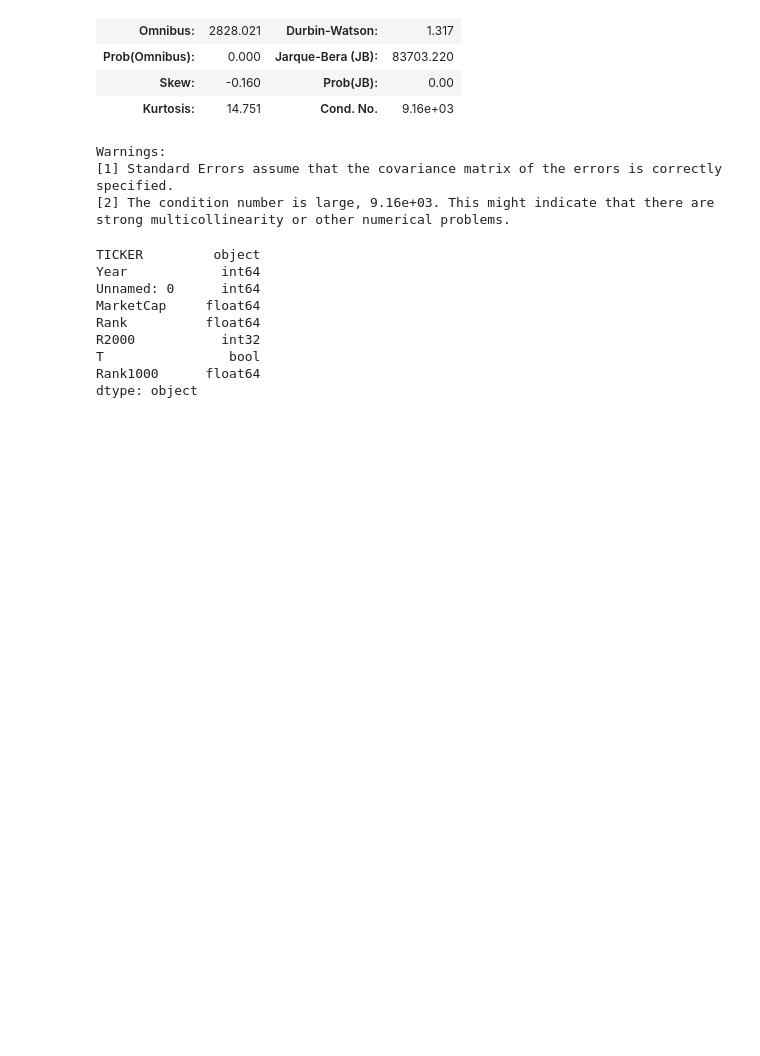
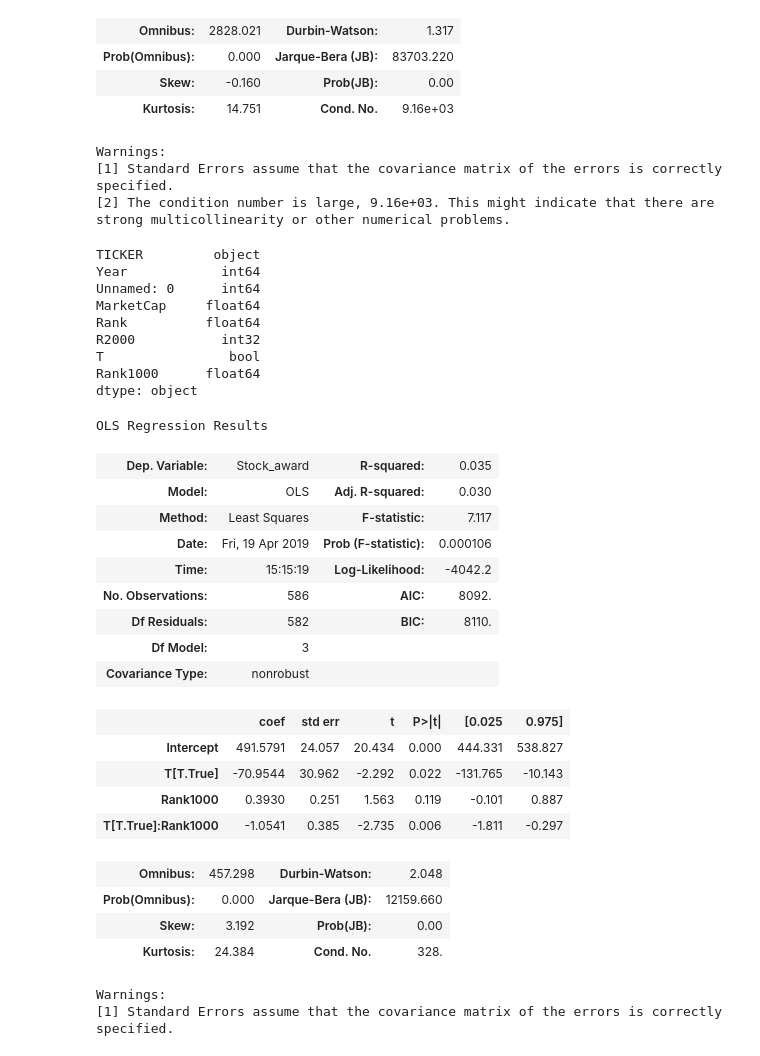
Before and after one commit to BarryKeee/ECON-4911-Research-Paper, a Jupyter notebook: Different investors.ipynb, the cells around one changed output. Saved outputs shown, nothing was run; the diff lists cells and outputs as text; code cells hidden in the pictures; blank space fills up the shorter version.

```diff
--- a/Different investors.ipynb
+++ b/Different investors.ipynb
@@ -589,3 +590,56 @@ R2000           int32
 T                bool
 Rank1000      float64
 dtype: object
+# %%
+execucomp_panel = update_num(execucomp_panel,'Stock_award',880,500)
+execucomp_panel = update_num(execucomp_panel,'Stock_award',980,500)
+execucomp_panel = update_num(execucomp_panel,'Stock_award',990,500)
+execucomp_panel = update_num(execucomp_panel,'Stock_award',1010,400)
+execucomp_panel = update_num(execucomp_panel,'Stock_award',1020,400)
+execucomp_panel = update_num(execucomp_panel,'Stock_award',1030,500)
+execucomp_panel = update_num(execucomp_panel,'Stock_award',1040,300)
+execucomp_panel = update_num(execucomp_panel,'Stock_award',1060,400)
+
+execucomp_panel = update_num(execucomp_panel,'bonus',990,600)
+execucomp_panel = update_num(execucomp_panel,'bonus',980,500)
+execucomp_panel = update_num(execucomp_panel,'bonus',970,400)
+
+execucomp_panel = update_num(execucomp_panel,'bonus',1010,100)
+execucomp_panel = update_num(execucomp_panel,'bonus',1020,200)
+execucomp_panel = update_num(execucomp_panel,'bonus',1030,300)
+execucomp_panel = update_num(execucomp_panel,'bonus',1040,400)
+# %%
+execucomp_panel['T'] = execucomp_panel['Rank'] > 1000
+execucomp_panel['Rank1000'] = execucomp_panel['Rank'] - 1000
+# %%
+execucomp_panel['salary_share'] = execucomp_panel['salary'] / execucomp_panel['TDC1']*100
+execucomp_panel['bonus_share'] = execucomp_panel['bonus'] / execucomp_panel['TDC1']*100
+execucomp_panel['stock_share'] = execucomp_panel['Stock_award'] / execucomp_panel['TDC1']*100
+execucomp_panel['option_share'] = execucomp_panel['Option_award'] / execucomp_panel['TDC1']*100
+execucomp_panel['LTIP_share'] = execucomp_panel['LTIP'] / execucomp_panel['TDC1']*100
+execucomp_panel['Other_share'] = execucomp_panel['Other'] / execucomp_panel['TDC1']*100
+# %%
+model = smf.ols('Stock_award ~ T + Rank1000 + T*Rank1000', data = execucomp_panel)
+model.fit().summary()
+# %% [output]
+OLS Regression Results
+| Dep. Variable: | Stock_award | R-squared: | 0.035 |
+| Model: | OLS | Adj. R-squared: | 0.030 |
+| Method: | Least Squares | F-statistic: | 7.117 |
+| Date: | Fri, 19 Apr 2019 | Prob (F-statistic): | 0.000106 |
+| Time: | 15:15:19 | Log-Likelihood: | -4042.2 |
+| No. Observations: | 586 | AIC: | 8092. |
+| Df Residuals: | 582 | BIC: | 8110. |
+| Df Model: | 3 |  |  |
+| Covariance Type: | nonrobust |  |  |
+|  | coef | std err | t | P>|t| | [0.025 | 0.975] |
+| Intercept | 491.5791 | 24.057 | 20.434 | 0.000 | 444.331 | 538.827 |
+| T[T.True] | -70.9544 | 30.962 | -2.292 | 0.022 | -131.765 | -10.143 |
+| Rank1000 | 0.3930 | 0.251 | 1.563 | 0.119 | -0.101 | 0.887 |
+| T[T.True]:Rank1000 | -1.0541 | 0.385 | -2.735 | 0.006 | -1.811 | -0.297 |
+| Omnibus: | 457.298 | Durbin-Watson: | 2.048 |
+| Prob(Omnibus): | 0.000 | Jarque-Bera (JB): | 12159.660 |
+| Skew: | 3.192 | Prob(JB): | 0.00 |
+| Kurtosis: | 24.384 | Cond. No. | 328. |
+Warnings:
+[1] Standard Errors assume that the covariance matrix of the errors is correctly specified.
```
Also changed, not shown: parts of 23 cells of this notebook, 2 other files.
